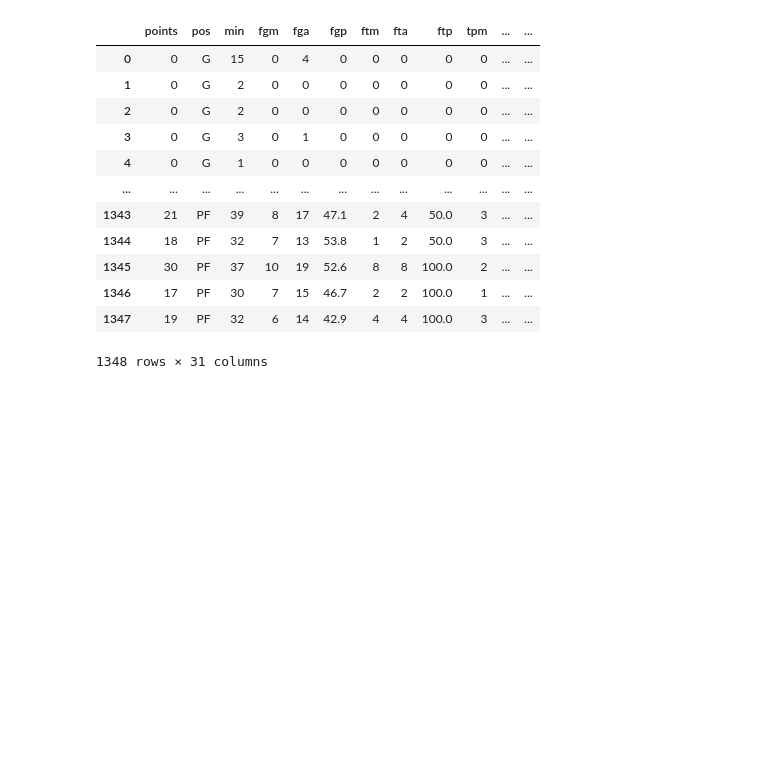
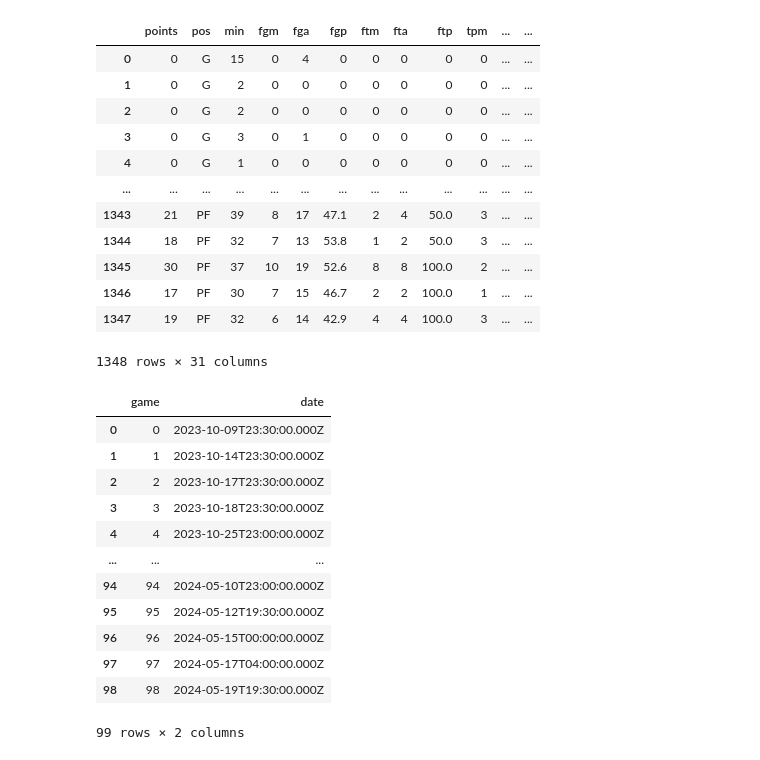
Before and after one commit to knox135/group-project-1, a Jupyter notebook: teams/new york knicks.ipynb, the cells around one changed output. Drawn from its saved outputs; the diff is of its cells as text; code cells hidden in the pictures; blank space fills up the shorter version.

```diff
--- a/teams/new york knicks.ipynb
+++ b/teams/new york knicks.ipynb
@@ -98,3 +100,32 @@ combined_df
 1348 rows × 31 columns
 # %%
 knicks_stats = combined_df.to_csv('Resources/Stats New York Knicks.csv', index=False)
+# %%
+url = "https://api-nba-v1.p.rapidapi.com/games"
+
+querystring = {"season":"2023","team":"24"}
+
+headers = {
+	"X-RapidAPI-Key": sports_data_api_key,
+	"X-RapidAPI-Host": "api-nba-v1.p.rapidapi.com"
+}
+
+response_dates = requests.get(url, headers=headers, params=querystring)
+response_knicks_dates = response_dates.json()
+knicks_dates_df = pd.json_normalize(response_knicks_dates['response']).reset_index(drop=True)
+knicks_dates_df = knicks_dates_df['date.start'].reset_index().rename(columns={'index':'game','date.start':'date'})
+knicks_dates_df
+# %% [output]
+|  | game | date |
+| 0 | 0 | 2023-10-09T23:30:00.000Z |
+| 1 | 1 | 2023-10-14T23:30:00.000Z |
+| 2 | 2 | 2023-10-17T23:30:00.000Z |
+| 3 | 3 | 2023-10-18T23:30:00.000Z |
+| 4 | 4 | 2023-10-25T23:00:00.000Z |
+| ... | ... | ... |
+| 94 | 94 | 2024-05-10T23:00:00.000Z |
+| 95 | 95 | 2024-05-12T19:30:00.000Z |
+| 96 | 96 | 2024-05-15T00:00:00.000Z |
+| 97 | 97 | 2024-05-17T04:00:00.000Z |
+| 98 | 98 | 2024-05-19T19:30:00.000Z |
+99 rows × 2 columns
```
Also changed, not shown: parts of 3 cells of this notebook, 23 other files.
